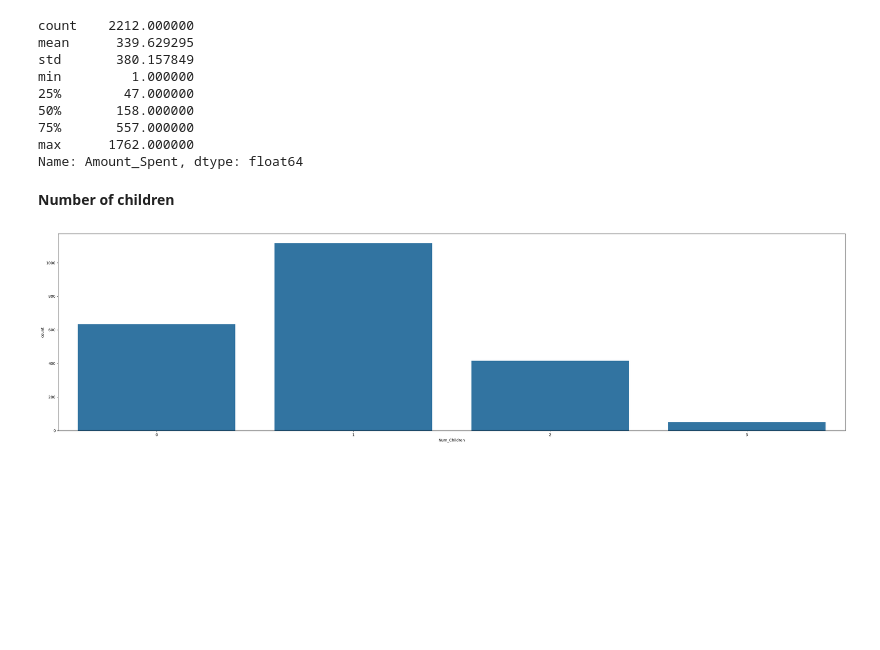
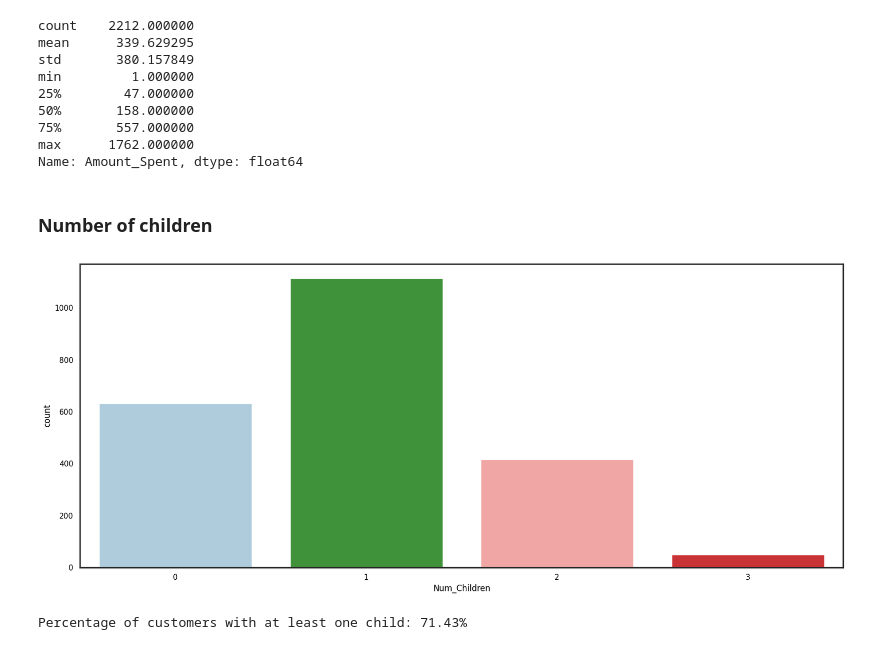
Before and after one commit to PerisN/Campaign_Marketing_Analytics, a Jupyter notebook: notebooks/customer_profile_analysis.ipynb, the cells around one changed output. Cells and saved outputs as stored; diff of their text form; code cells hidden in the pictures; blank space fills up the shorter version.

```diff
--- a/notebooks/customer_profile_analysis.ipynb
+++ b/notebooks/customer_profile_analysis.ipynb
@@ -14,3 +17,8 @@ import seaborn as sns
+# %%
+# Set the color palette, theme and size
+palette = sns.color_palette("Paired")
+random.shuffle(palette)
+sns.set(style="white", rc={"axes.facecolor": (0, 0, 0, 0), 'axes.linewidth': 2, 'figure.figsize': (20, 8), 'axes.labelcolor': 'black', 'xtick.color': 'black', 'ytick.color': 'black'})
 # %%
 # Load data and read first 5 rows
 
@@ -118,7 +122,7 @@ Name: Customer_Duration, dtype: float64
 # %%
 # Drop redundant columns
 
-redundant_columns = ['ID', 'Z_CostContact', 'Z_Revenue', 'Dt_Customer', 'Year_Birth']
+redundant_columns = ["ID", "Z_CostContact", "Z_Revenue", "Dt_Customer", "Year_Birth", "AcceptedCmp1", "AcceptedCmp2", "AcceptedCmp3", "AcceptedCmp4", "AcceptedCmp5"]
 df = df.drop(redundant_columns, axis=1)
 df.shape
 # %% [output]
@@ -237,10 +235,15 @@ min         1.000000
 max      1762.000000
 Name: Amount_Spent, dtype: float64
 # %% [markdown]
-**Number of children**
+### **Number of children**
 # %%
-plt.figure(figsize=(30, 8))
-sns.countplot(x="Num_Children", data=df)
-plt.tight_layout();
+sns.countplot(x="Num_Children", data=df, palette=palette);
 # %% [output]
-[figure, old version]
+[figure, new version]
+# %%
+# Percentage of customers with at least one child
+
+with_children = (df['Num_Children'] > 0).mean() * 100
+print(f"Percentage of customers with at least one child: {with_children:.2f}%")
+# %% [output]
+Percentage of customers with at least one child: 71.43%
```
Also changed, not shown: parts of 58 cells of this notebook.
